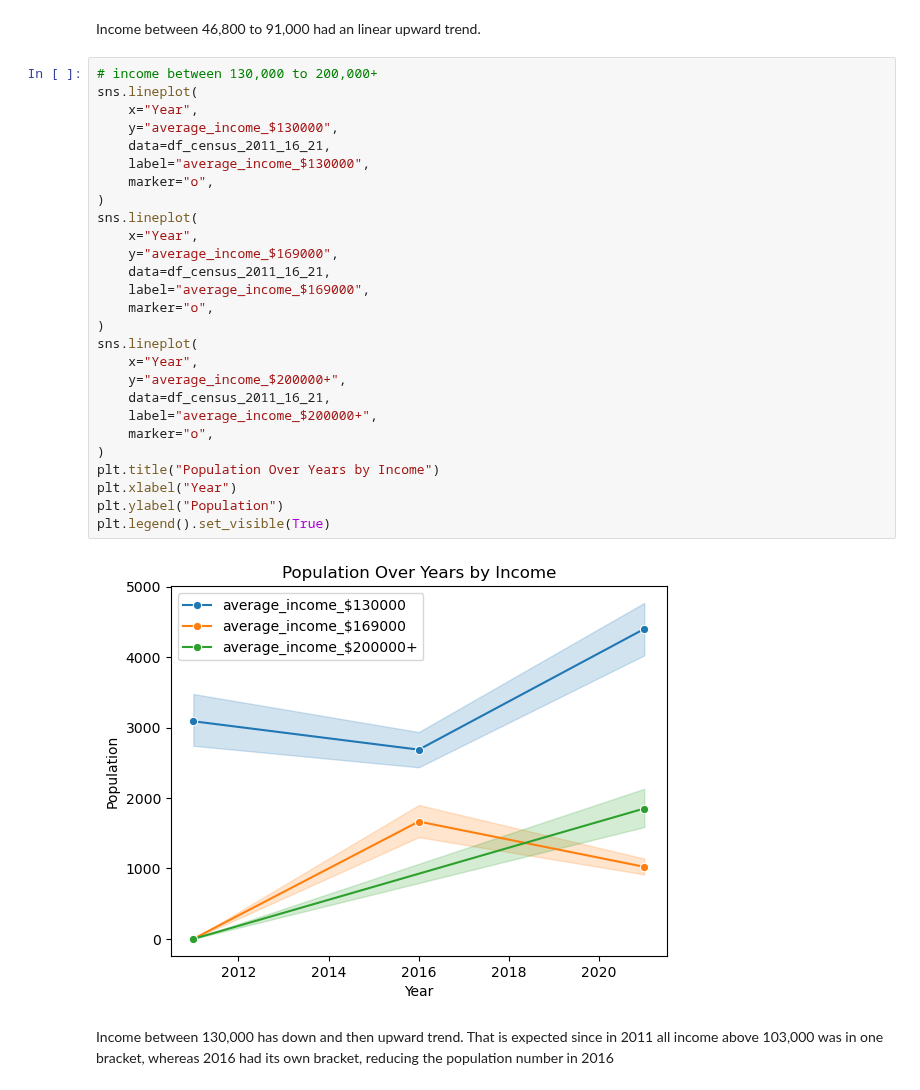
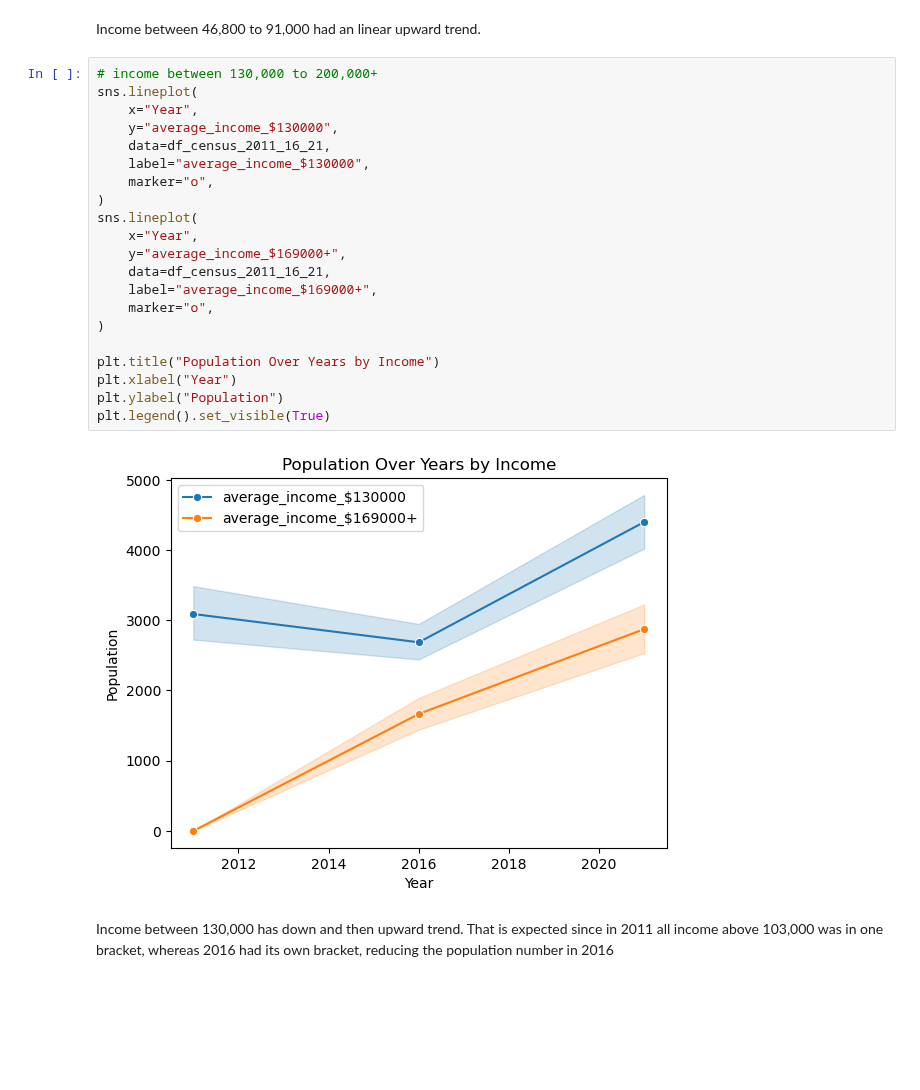
Before and after one commit to jiniep/mbs_analysis, a Jupyter notebook: scripts/5_census_years_imputation.ipynb, the cells around one changed output. Cells and saved outputs as stored; diff of their text form; blank space fills up the shorter version.

```diff
--- a/scripts/5_census_years_imputation.ipynb
+++ b/scripts/5_census_years_imputation.ipynb
@@ -285,32 +285,26 @@ Income between 46,800 to 91,000 had an linear upward trend.
 # %%
 # income between 130,000 to 200,000+
 sns.lineplot(
     x="Year",
     y="average_income_$130000",
     data=df_census_2011_16_21,
     label="average_income_$130000",
     marker="o",
 )
 sns.lineplot(
     x="Year",
-    y="average_income_$169000",
+    y="average_income_$169000+",
     data=df_census_2011_16_21,
-    label="average_income_$169000",
+    label="average_income_$169000+",
     marker="o",
 )
-sns.lineplot(
-    x="Year",
-    y="average_income_$200000+",
-    data=df_census_2011_16_21,
-    label="average_income_$200000+",
-    marker="o",
-)
+
 plt.title("Population Over Years by Income")
 plt.xlabel("Year")
 plt.ylabel("Population")
 plt.legend().set_visible(True)
 # %% [output]
-[figure, old version]
+[figure, new version]
 # %% [markdown]
 Income between 130,000 has down and then upward trend. That is expected since in 2011 all income above 103,000 was in one bracket, whereas 2016 had its own bracket, reducing the population number in 2016
 # %%
```
Also changed, not shown: parts of 30 cells of this notebook, 4 other files.
